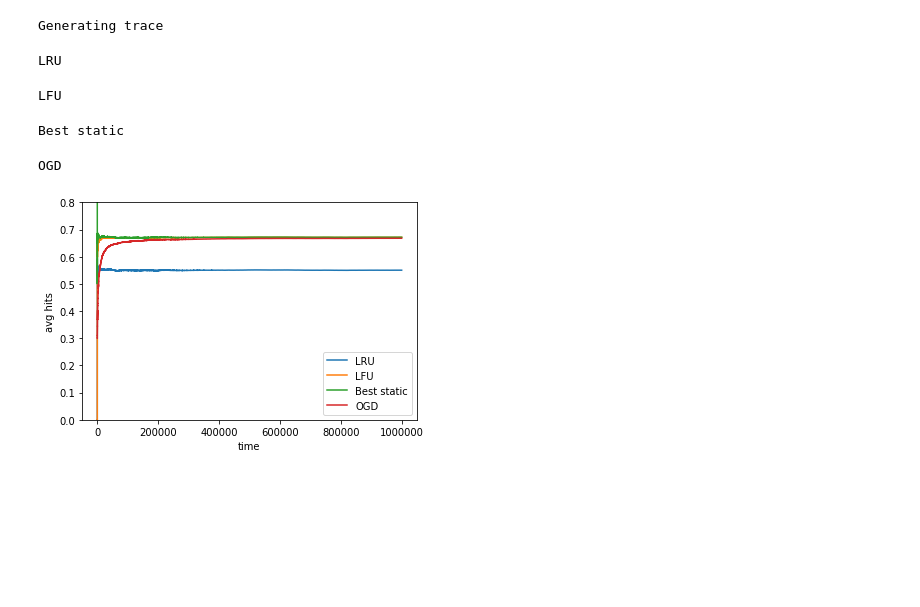
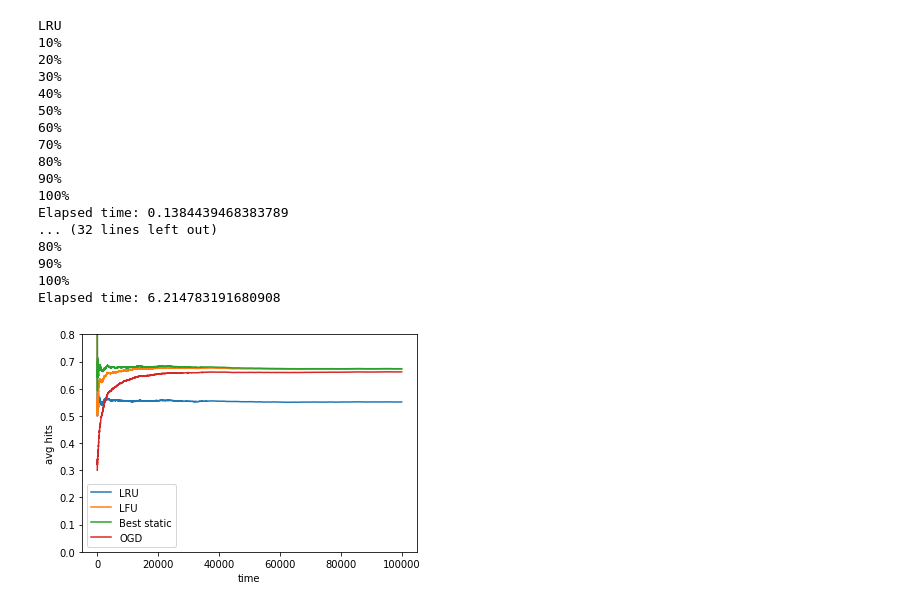
Before and after one commit to koenlam/CachingSimulator, a Jupyter notebook: simulator.ipynb, the cells around one changed output. Cells and saved outputs as stored; diff of their text form; code cells hidden in the pictures; blank space fills up the shorter version.

```diff
--- a/simulator.ipynb
+++ b/simulator.ipynb
@@ -32,39 +6,27 @@ def plot_comp(LRU, LFU, BH, OGD):
 # %%
 cache_size = 30
 catalog_size = 100
-sample_size = 1000000
+sample_size = 100000
 power_law_exp = 0.8
 # %%
-print("Generating trace")
-trace = gen_irm_trace(sample_size, catalog_size, power_law_exp)
-cache_init = init_cache(cache_size, catalog_size)
+irm_trace = gen_irm_trace(sample_size, catalog_size, power_law_exp).tolist()
+simulate_trace(irm_trace, cache_size, catalog_size, sample_size)
 # %% [output]
-Generating trace
+LRU
+10%
+20%
+30%
+40%
+50%
+60%
+70%
+80%
+90%
+100%
+Elapsed time: 0.1384439468383789
+... (32 lines left out)
+80%
+90%
+100%
+Elapsed time: 6.214783191680908
+[figure, added]
-# %%
-print("LRU")
-hitrate_LRU = simulate_cache(LRU, trace, cache_init)
-# %% [output]
-LRU
-# %%
-print("LFU")
-LFU.request_freq = np.ones(catalog_size)
-hitrate_LFU = simulate_cache(LFU, trace, cache_init)
-# %% [output]
-LFU
-# %%
-print("Best static")
-best_static_cache = gen_best_static(trace, cache_size, catalog_size)
-bs_func = lambda cache, request: (cache, 1) if request in cache else (cache, 0)
-hitrate_BH = simulate_cache(bs_func, trace, best_static_cache)
-# %% [output]
-Best static
-# %%
-print("OGD")
-hitrate_OGD = OGD(trace, cache_size, catalog_size, sample_size)
-# %% [output]
-OGD
-# %%
-%matplotlib inline
-plot_comp(hitrate_LRU, hitrate_LFU, hitrate_BH, hitrate_OGD)
-# %% [output]
-[figure, removed]
```
Also changed, not shown: parts of 3 cells of this notebook, 4 other files.
